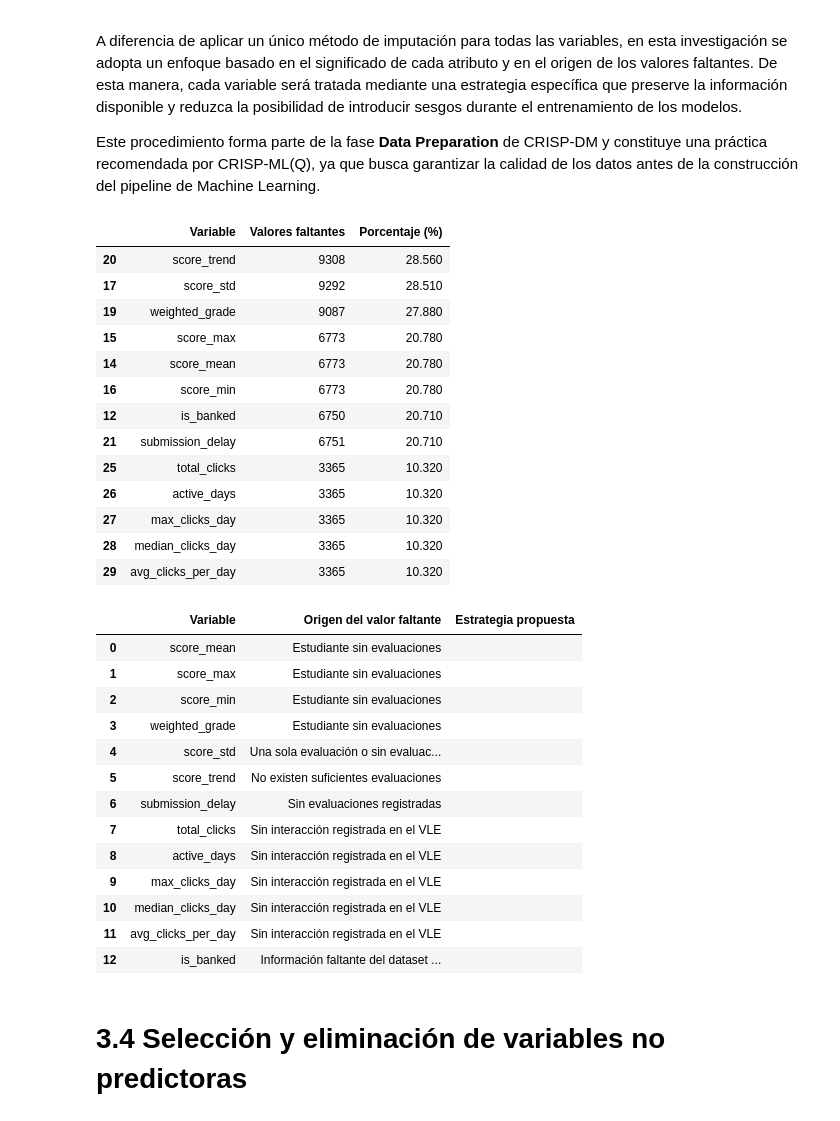
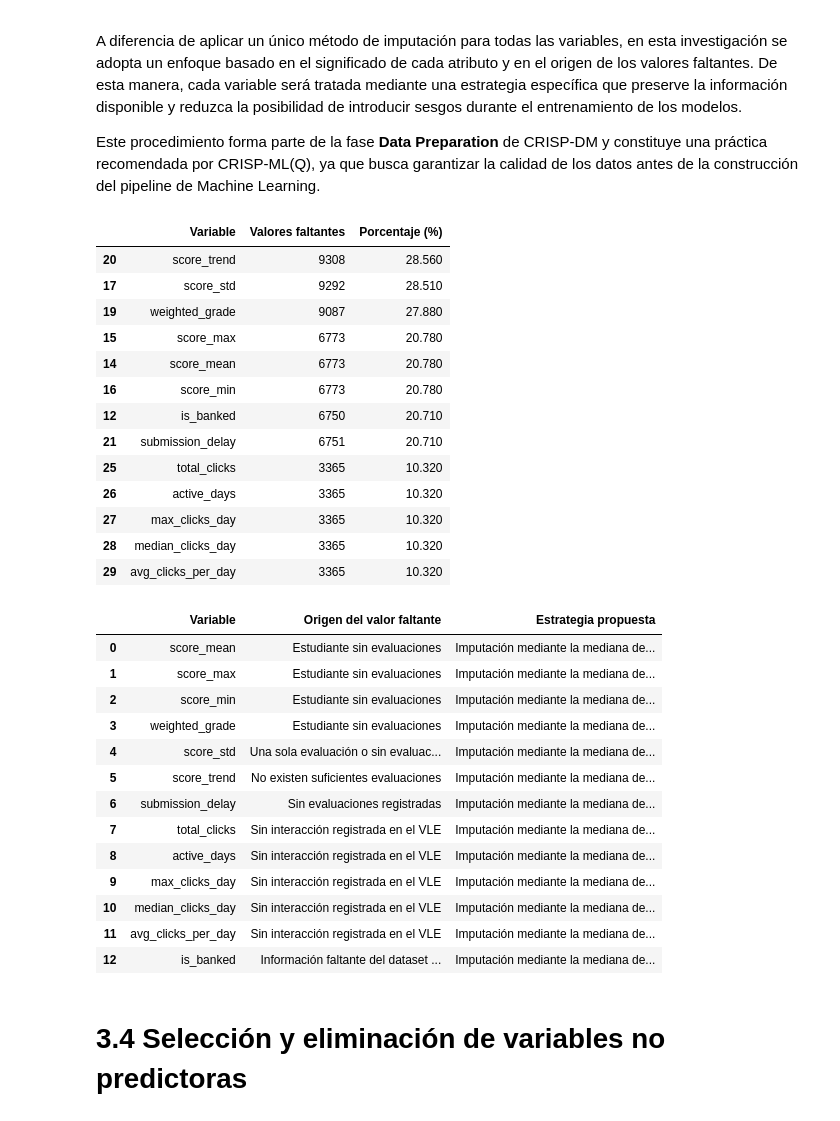
Before and after one commit to BrianFernandoAguinsacaLoarte/PIC-Riesgo-Academico-XAI, a Jupyter notebook: notebooks/03_preprocesamiento_datos.ipynb, the cells around one changed output. Saved outputs shown, nothing was run; the diff lists cells and outputs as text; code cells hidden in the pictures.

```diff
--- a/notebooks/03_preprocesamiento_datos.ipynb
+++ b/notebooks/03_preprocesamiento_datos.ipynb
@@ -338,60 +338,60 @@ imputation_strategy = pd.DataFrame({
         "Sin interacción registrada en el VLE",
         "Información faltante del dataset original"
 
     ],
 
-    "Estrategia propuesta":[
+        "Estrategia propuesta":[
 
-        "",
-        "",
-        "",
-        "",
-        "",
-        "",
-        "",
-        "",
-        "",
-        "",
-        "",
-        "",
-        ""
+        "Imputación mediante la mediana dentro del pipeline de preprocesamiento",
+        "Imputación mediante la mediana dentro del pipeline de preprocesamiento",
+        "Imputación mediante la mediana dentro del pipeline de preprocesamiento",
+        "Imputación mediante la mediana dentro del pipeline de preprocesamiento",
+        "Imputación mediante la mediana dentro del pipeline de preprocesamiento",
+        "Imputación mediante la mediana dentro del pipeline de preprocesamiento",
+        "Imputación mediante la mediana dentro del pipeline de preprocesamiento",
+        "Imputación mediante la mediana dentro del pipeline de preprocesamiento",
+        "Imputación mediante la mediana dentro del pipeline de preprocesamiento",
+        "Imputación mediante la mediana dentro del pipeline de preprocesamiento",
+        "Imputación mediante la mediana dentro del pipeline de preprocesamiento",
+        "Imputación mediante la mediana dentro del pipeline de preprocesamiento",
+        "Imputación mediante la mediana dentro del pipeline de preprocesamiento"
 
     ]
 
 })
 
 display(missing_summary)
 
 display(imputation_strategy)
 # %% [output]
 |  | Variable | Valores faltantes | Porcentaje (%) |
 | 20 | score_trend | 9308 | 28.560 |
 | 17 | score_std | 9292 | 28.510 |
 | 19 | weighted_grade | 9087 | 27.880 |
 | 15 | score_max | 6773 | 20.780 |
 | 14 | score_mean | 6773 | 20.780 |
 | 16 | score_min | 6773 | 20.780 |
 | 12 | is_banked | 6750 | 20.710 |
 | 21 | submission_delay | 6751 | 20.710 |
 | 25 | total_clicks | 3365 | 10.320 |
 | 26 | active_days | 3365 | 10.320 |
 | 27 | max_clicks_day | 3365 | 10.320 |
 | 28 | median_clicks_day | 3365 | 10.320 |
 | 29 | avg_clicks_per_day | 3365 | 10.320 |
 |  | Variable | Origen del valor faltante | Estrategia propuesta |
-| 0 | score_mean | Estudiante sin evaluaciones |  |
-| 1 | score_max | Estudiante sin evaluaciones |  |
-| 2 | score_min | Estudiante sin evaluaciones |  |
-| 3 | weighted_grade | Estudiante sin evaluaciones |  |
-| 4 | score_std | Una sola evaluación o sin evaluac... |  |
-| 5 | score_trend | No existen suficientes evaluaciones |  |
-| 6 | submission_delay | Sin evaluaciones registradas |  |
-| 7 | total_clicks | Sin interacción registrada en el VLE |  |
-| 8 | active_days | Sin interacción registrada en el VLE |  |
-| 9 | max_clicks_day | Sin interacción registrada en el VLE |  |
-| 10 | median_clicks_day | Sin interacción registrada en el VLE |  |
-| 11 | avg_clicks_per_day | Sin interacción registrada en el VLE |  |
-| 12 | is_banked | Información faltante del dataset ... |  |
+| 0 | score_mean | Estudiante sin evaluaciones | Imputación mediante la mediana de... |
+| 1 | score_max | Estudiante sin evaluaciones | Imputación mediante la mediana de... |
+| 2 | score_min | Estudiante sin evaluaciones | Imputación mediante la mediana de... |
+| 3 | weighted_grade | Estudiante sin evaluaciones | Imputación mediante la mediana de... |
+| 4 | score_std | Una sola evaluación o sin evaluac... | Imputación mediante la mediana de... |
+| 5 | score_trend | No existen suficientes evaluaciones | Imputación mediante la mediana de... |
+| 6 | submission_delay | Sin evaluaciones registradas | Imputación mediante la mediana de... |
+| 7 | total_clicks | Sin interacción registrada en el VLE | Imputación mediante la mediana de... |
+| 8 | active_days | Sin interacción registrada en el VLE | Imputación mediante la mediana de... |
+| 9 | max_clicks_day | Sin interacción registrada en el VLE | Imputación mediante la mediana de... |
+| 10 | median_clicks_day | Sin interacción registrada en el VLE | Imputación mediante la mediana de... |
+| 11 | avg_clicks_per_day | Sin interacción registrada en el VLE | Imputación mediante la mediana de... |
+| 12 | is_banked | Información faltante del dataset ... | Imputación mediante la mediana de... |
 # %% [markdown]
 # 3.4 Selección y eliminación de variables no predictoras
 # %% [markdown]
```
